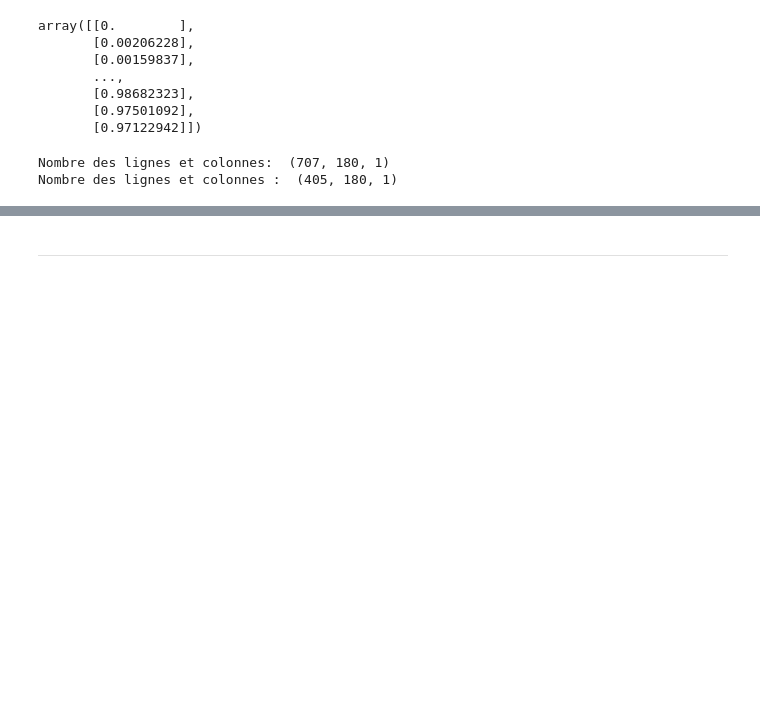
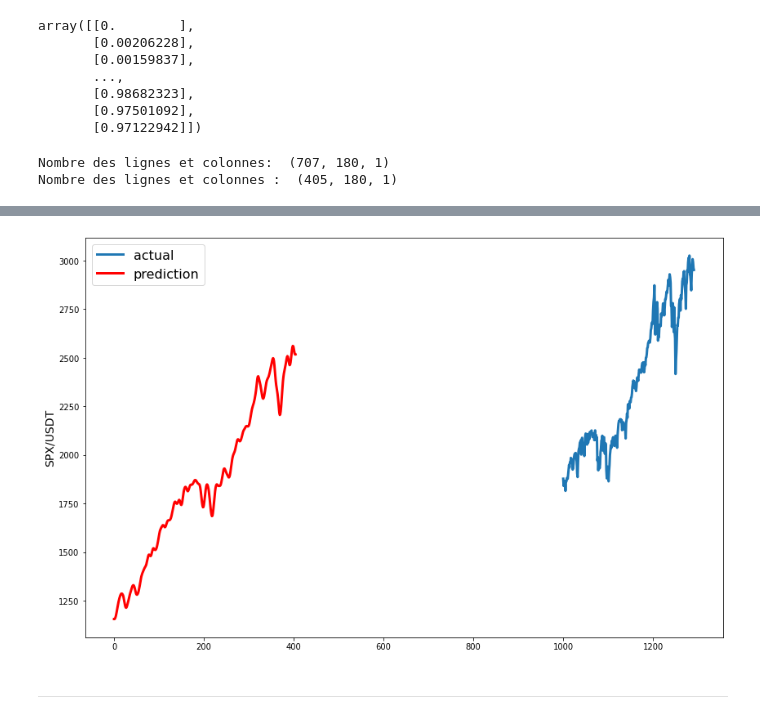
Before and after one commit to cnoussi/TP_3_MACHINE_LEARNING, a Jupyter notebook: TP3_ml.ipynb, the cells around one changed output, grey strips where cells are left out. Drawn from its saved outputs; the diff is of its cells as text; code cells hidden in the pictures; blank space fills up the shorter version.

```diff
--- a/TP3_ml.ipynb
+++ b/TP3_ml.ipynb
@@ -352,9 +352,4 @@ model_GRU.compile(
 model_GRU.fit(X_train, y_train, epochs = 20, batch_size = 32)
 # %%
 pred = model_GRU.predict(X_test)
-#pred = sc.inverse_transform(pred)
-train = data[:split_val]
-valid = data[split_val:]
-valid['Predictions'] = pred
-score = r2_score(y_test, pred)
-score
+pred = sc.inverse_transform(pred)
@@ -361,2 +376,14 @@ score
+# %%
+def line_plot(line1, line2,label1=None, label2=None,title='', lw=2):
+    fig, ax = plt.subplots(1, figsize=(14, 9))
+    ax.plot(line1, label=label1, linewidth=lw)
+    ax.plot(line2, label=label2, linewidth=lw, c='r')
+    ax.set_ylabel('SPX/USDT', fontsize=14)
+    ax.set_title(title, fontsize=16)
+    ax.legend(loc='best', fontsize=16);
+# %%
+line_plot(test_SPX, pred, 'actual', 'prediction', lw=3)
+# %% [output]
+[figure, added]
 # %% [markdown]
 ---
```
Also changed, not shown: parts of 1 cell of this notebook.
